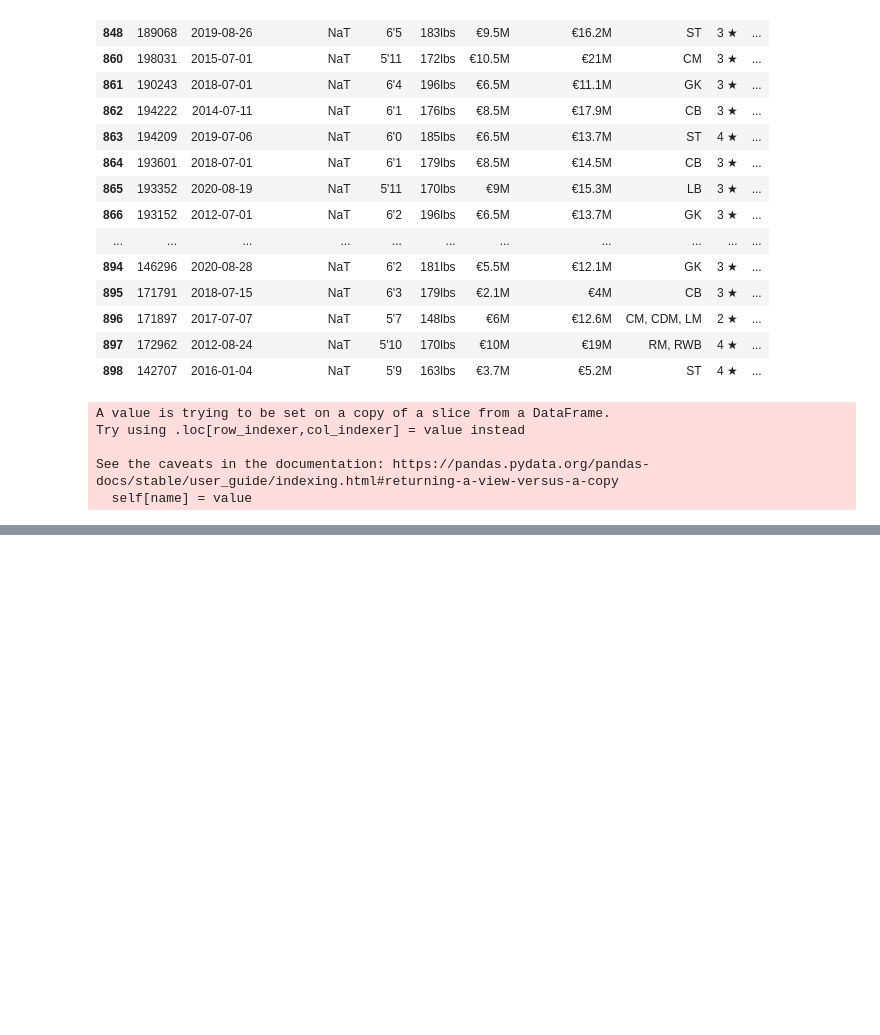
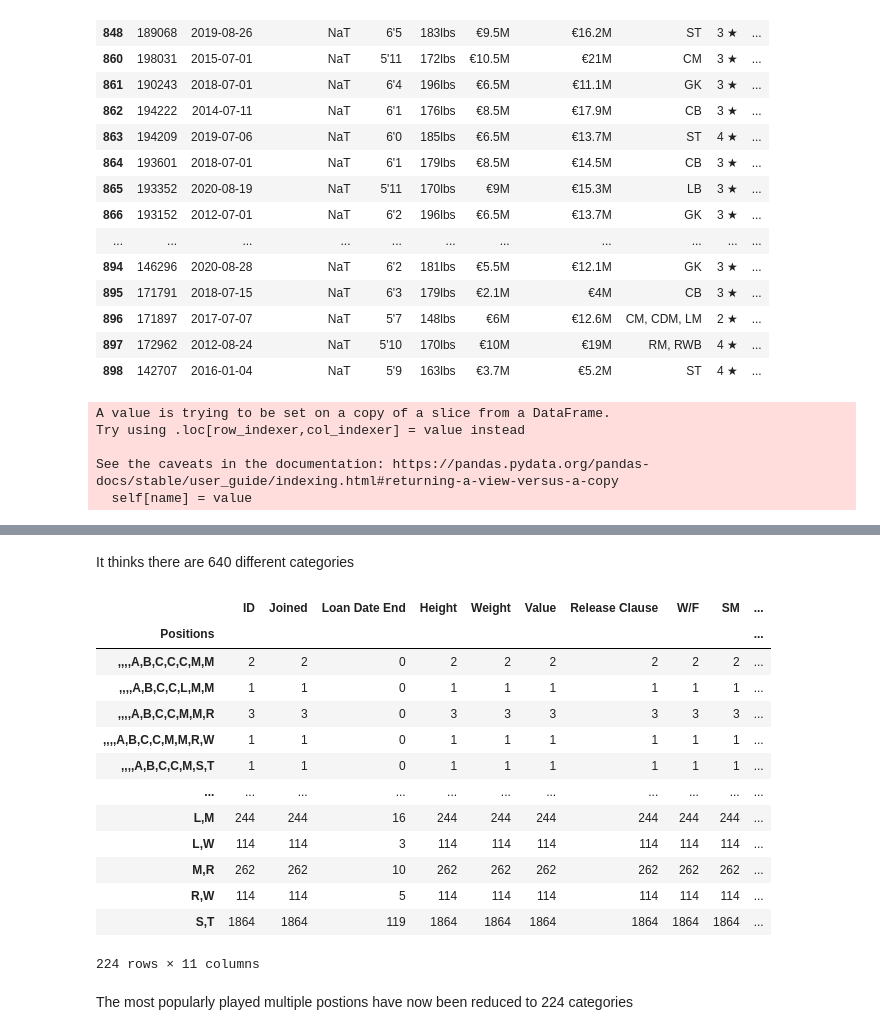
Before and after one commit to AkintolaOlasubomi/-Datacleaningchallenge, a Jupyter notebook: Datacleaningchallenge.ipynb, the cells around one changed output, grey strips where cells are left out. Cells and saved outputs as stored; diff of their text form; code cells hidden in the pictures; blank space fills up the shorter version.

```diff
--- a/Datacleaningchallenge.ipynb
+++ b/Datacleaningchallenge.ipynb
@@ -465,0 +484,11 @@ fifa_dirty
+# %%
+def weight_ft(x):
+    ''' Converts the values in lbs to kilogram'''
+    if not'kg' in x:
+        x = x[:-3]
+        # converts value to kg
+        ans = int(round(int(x) * 0.453592, 0))
+        return str(ans)
+    else :
+        #removes the kg
+        return x[:-3]
@@ -465,0 +551,25 @@ fifa_dirty
+# %% [markdown]
+It thinks there are 640 different categories
+# %%
+# Sorting the Positions column
+fifa_dirty.Positions = fifa_dirty.Positions.apply(lambda x: ','.join(sorted(x.replace(' ', ''))))
+# %%
+# check the categories now using a groupby
+fifa_dirty.groupby('Positions').count()
+# %% [output]
+|  | ID | Joined | Loan Date End | Height | Weight | Value | Release Clause | W/F | SM | ... |
+| Positions |  |  |  |  |  |  |  |  |  | ... |
+| ,,,,A,B,C,C,C,M,M | 2 | 2 | 0 | 2 | 2 | 2 | 2 | 2 | 2 | ... |
+| ,,,,A,B,C,C,L,M,M | 1 | 1 | 0 | 1 | 1 | 1 | 1 | 1 | 1 | ... |
+| ,,,,A,B,C,C,M,M,R | 3 | 3 | 0 | 3 | 3 | 3 | 3 | 3 | 3 | ... |
+| ,,,,A,B,C,C,M,M,R,W | 1 | 1 | 0 | 1 | 1 | 1 | 1 | 1 | 1 | ... |
+| ,,,,A,B,C,C,M,S,T | 1 | 1 | 0 | 1 | 1 | 1 | 1 | 1 | 1 | ... |
+| ... | ... | ... | ... | ... | ... | ... | ... | ... | ... | ... |
+| L,M | 244 | 244 | 16 | 244 | 244 | 244 | 244 | 244 | 244 | ... |
+| L,W | 114 | 114 | 3 | 114 | 114 | 114 | 114 | 114 | 114 | ... |
+| M,R | 262 | 262 | 10 | 262 | 262 | 262 | 262 | 262 | 262 | ... |
+| R,W | 114 | 114 | 5 | 114 | 114 | 114 | 114 | 114 | 114 | ... |
+| S,T | 1864 | 1864 | 119 | 1864 | 1864 | 1864 | 1864 | 1864 | 1864 | ... |
+224 rows × 11 columns
+# %% [markdown]
+The most popularly played multiple postions have now been reduced to 224 categories
```
Also changed, not shown: parts of 34 cells of this notebook.
